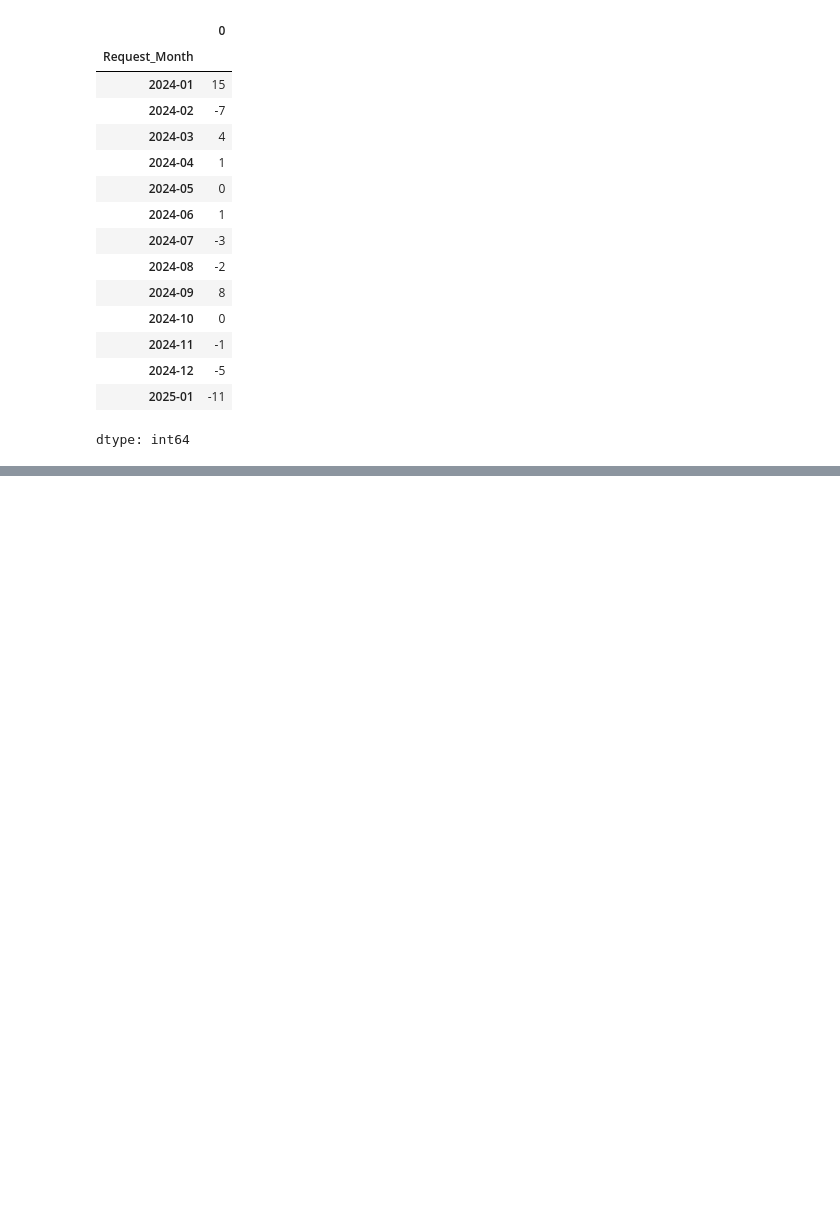
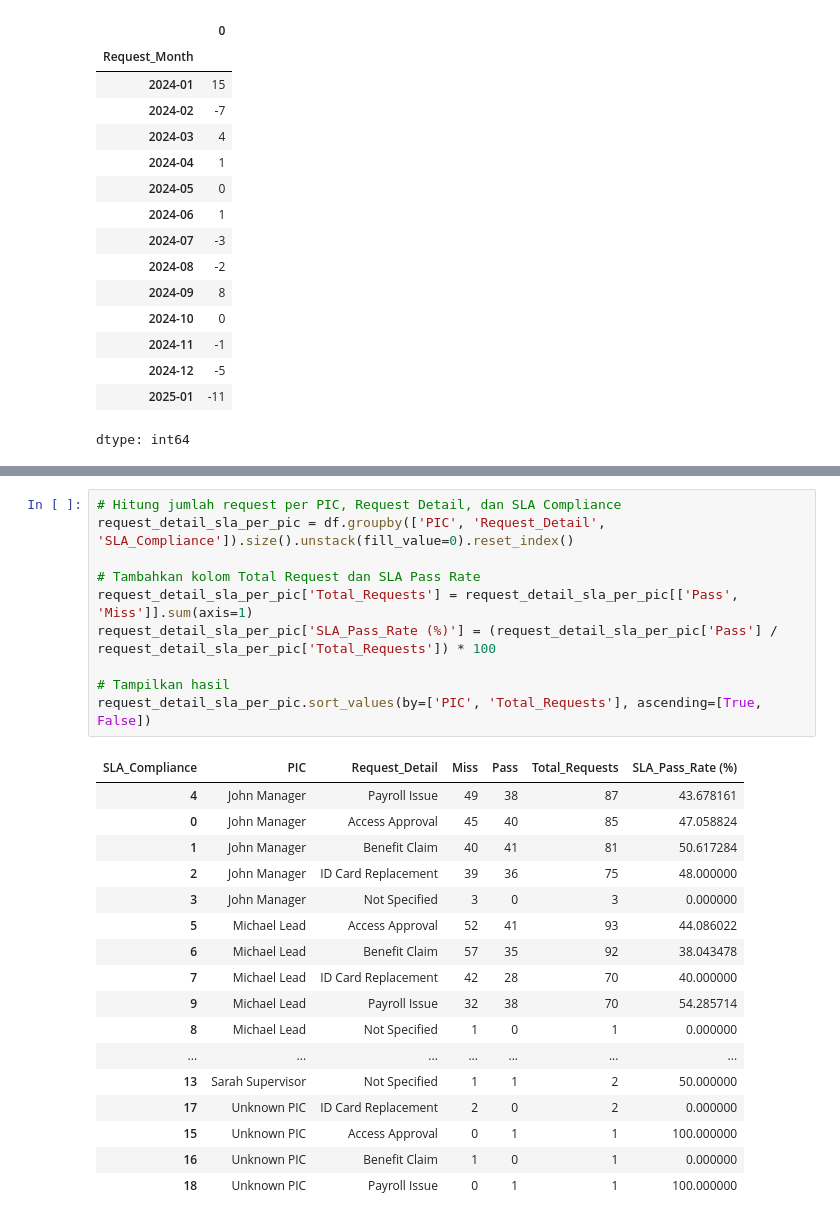
Before and after one commit to FadQode/Data_analysis, a Jupyter notebook: DS3.ipynb, the cells around one changed output, grey strips where cells are left out. Cells and saved outputs as stored; diff of their text form; blank space fills up the shorter version.

```diff
--- a/DS3.ipynb
+++ b/DS3.ipynb
@@ -1187,0 +1220,28 @@ fig_waterfall_after.show()
+# %%
+# Hitung jumlah request per PIC, Request Detail, dan SLA Compliance
+request_detail_sla_per_pic = df.groupby(['PIC', 'Request_Detail', 'SLA_Compliance']).size().unstack(fill_value=0).reset_index()
+
+# Tambahkan kolom Total Request dan SLA Pass Rate
+request_detail_sla_per_pic['Total_Requests'] = request_detail_sla_per_pic[['Pass', 'Miss']].sum(axis=1)
+request_detail_sla_per_pic['SLA_Pass_Rate (%)'] = (request_detail_sla_per_pic['Pass'] / request_detail_sla_per_pic['Total_Requests']) * 100
+
+# Tampilkan hasil
+request_detail_sla_per_pic.sort_values(by=['PIC', 'Total_Requests'], ascending=[True, False])
+# %% [output]
+| SLA_Compliance | PIC | Request_Detail | Miss | Pass | Total_Requests | SLA_Pass_Rate (%) |
+| 4 | John Manager | Payroll Issue | 49 | 38 | 87 | 43.678161 |
+| 0 | John Manager | Access Approval | 45 | 40 | 85 | 47.058824 |
+| 1 | John Manager | Benefit Claim | 40 | 41 | 81 | 50.617284 |
+| 2 | John Manager | ID Card Replacement | 39 | 36 | 75 | 48.000000 |
+| 3 | John Manager | Not Specified | 3 | 0 | 3 | 0.000000 |
+| 5 | Michael Lead | Access Approval | 52 | 41 | 93 | 44.086022 |
+| 6 | Michael Lead | Benefit Claim | 57 | 35 | 92 | 38.043478 |
+| 7 | Michael Lead | ID Card Replacement | 42 | 28 | 70 | 40.000000 |
+| 9 | Michael Lead | Payroll Issue | 32 | 38 | 70 | 54.285714 |
+| 8 | Michael Lead | Not Specified | 1 | 0 | 1 | 0.000000 |
+| ... | ... | ... | ... | ... | ... | ... |
+| 13 | Sarah Supervisor | Not Specified | 1 | 1 | 2 | 50.000000 |
+| 17 | Unknown PIC | ID Card Replacement | 2 | 0 | 2 | 0.000000 |
+| 15 | Unknown PIC | Access Approval | 0 | 1 | 1 | 100.000000 |
+| 16 | Unknown PIC | Benefit Claim | 1 | 0 | 1 | 0.000000 |
+| 18 | Unknown PIC | Payroll Issue | 0 | 1 | 1 | 100.000000 |
```
Also changed, not shown: parts of 10 cells of this notebook.
